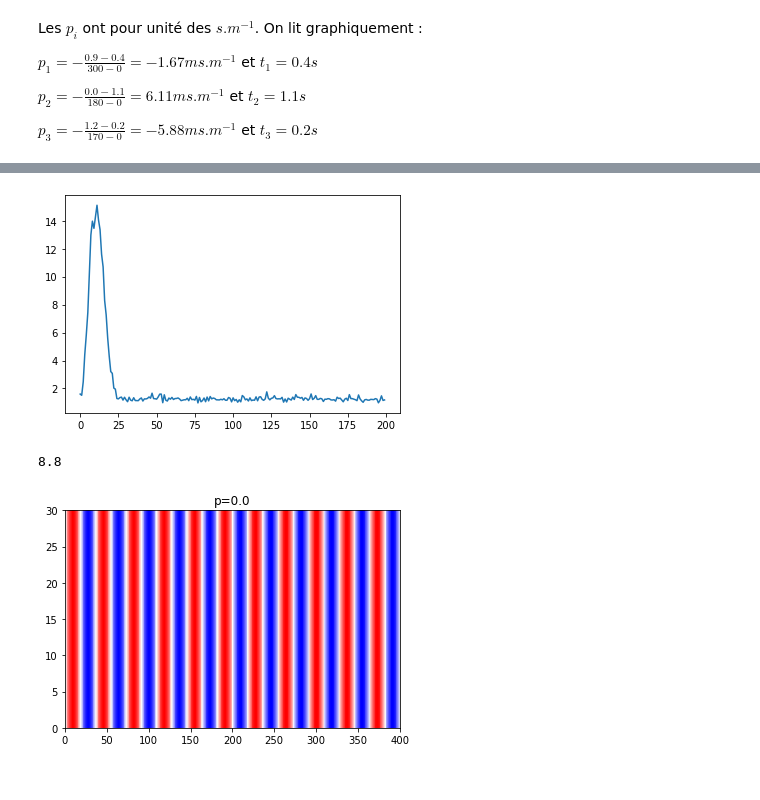
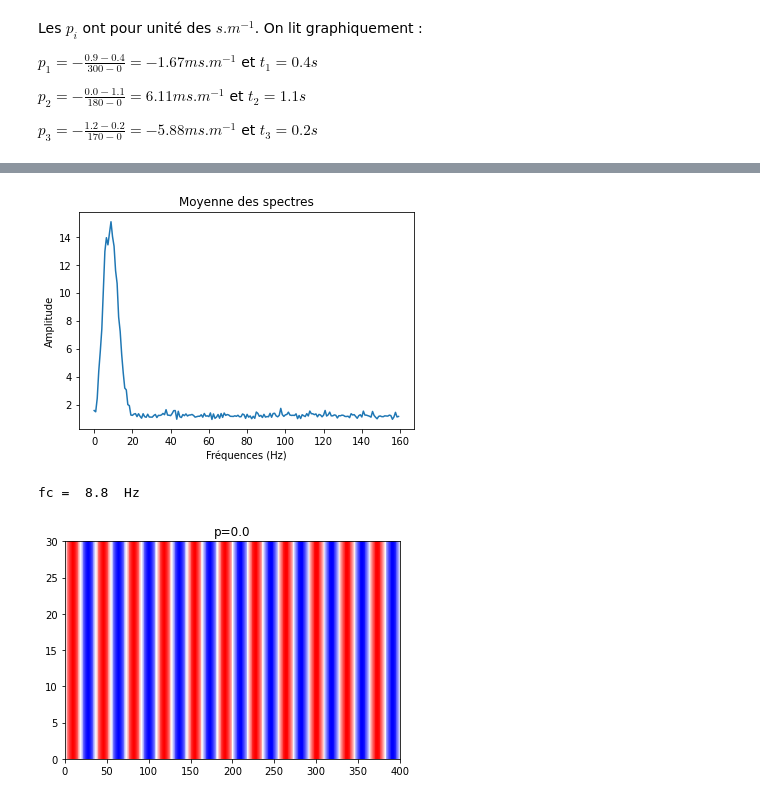
Before and after one commit to AlexiaALLAL/Mini-projet-traitement-signal-Alexia-Joris, a Jupyter notebook: mini_projet_groupe3.ipynb, the cells around one changed output, grey strips where cells are left out. Saved outputs shown, nothing was run; the diff lists cells and outputs as text; code cells hidden in the pictures.

```diff
--- a/mini_projet_groupe3.ipynb
+++ b/mini_projet_groupe3.ipynb
@@ -115,21 +115,25 @@ $f_c$ est la fréquence caractéristique du signal (pour l'obtenir, calculer les
 # %%
 spectres=[]
 for i in range(nx):
     fft=np.fft.fft(gpanel[:,i])
     n=fft.shape[0]
     spectres.append(np.abs(fft[:n//2]))
 
 spectres=np.array(spectres)
 moyenne=np.mean(spectres,axis=0)
-plt.plot(moyenne)
+frequences=[i/(nt*dt) for i in range(len(moyenne))]
+plt.plot(frequences,moyenne)
+plt.title("Moyenne des spectres")
+plt.xlabel("Fréquences (Hz)")
+plt.ylabel("Amplitude")
 plt.show()
 
-imax=np.where(moyenne == np.amax(moyenne))
-fc=imax[0][0]/(nt*dt)
-print(fc)
+imax=np.argmax(moyenne)
+fc=imax/(nt*dt)
+print("fc = ",fc," Hz")
 # %% [output]
-[figure, old version]
+[figure, new version]
-8.8
+fc =  8.8  Hz
 # %%
 def d(t,x,p):
     return np.sin(2*np.pi*fc*(t-p*x))
```
Also changed, not shown: parts of 12 cells of this notebook.
